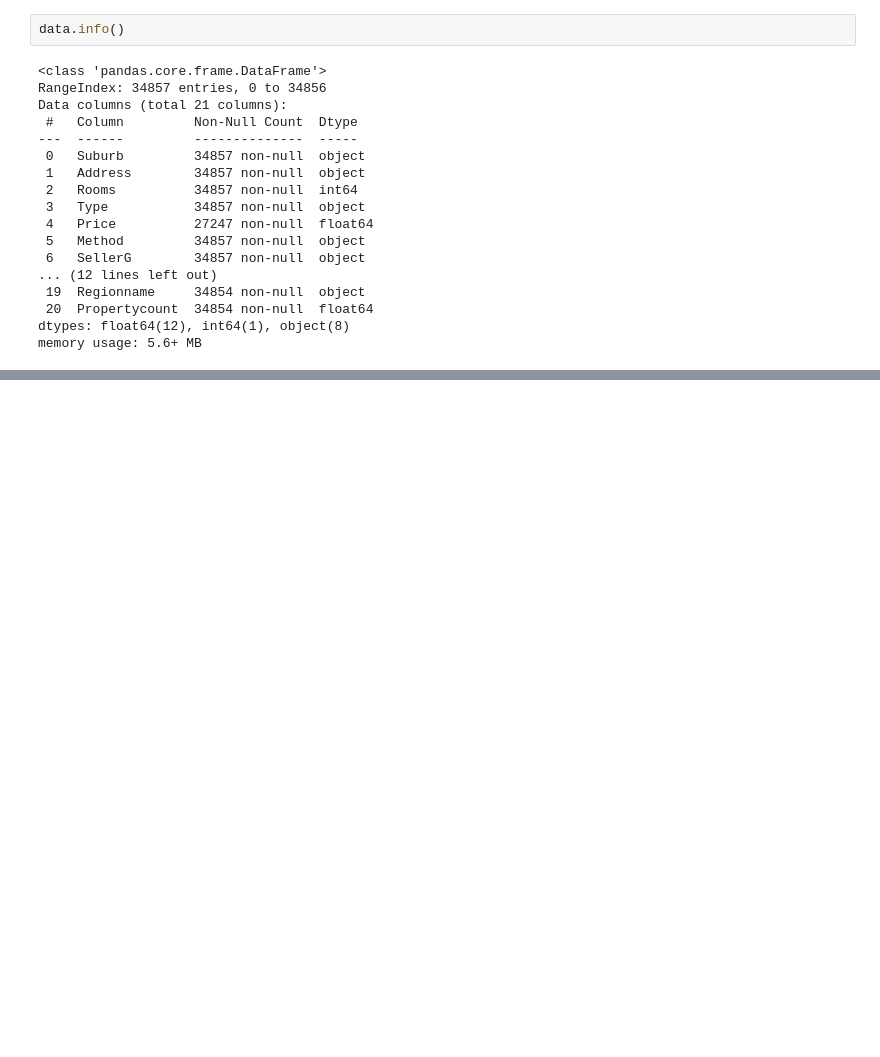
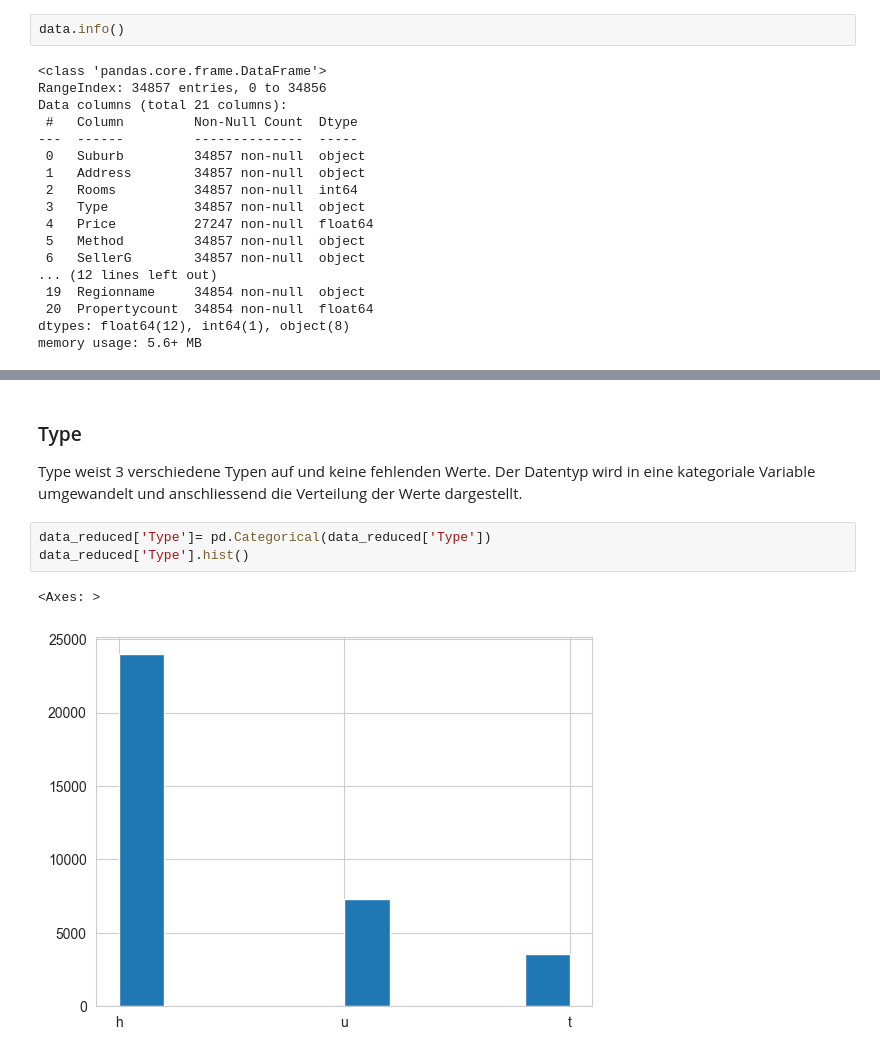
Before and after one commit to Tomcatreadytofly/MC_Immobilienpreise, a Jupyter notebook: MC_Immobilienpreise.ipynb, the cells around one changed output, grey strips where cells are left out. Drawn from its saved outputs; the diff is of its cells as text; blank space fills up the shorter version.

```diff
--- a/MC_Immobilienpreise.ipynb
+++ b/MC_Immobilienpreise.ipynb
@@ -95,0 +190,9 @@ memory usage: 5.6+ MB
+# %% [markdown]
+### Type
+Type weist 3 verschiedene Typen auf und keine fehlenden Werte. Der Datentyp wird in eine kategoriale Variable umgewandelt und anschliessend die Verteilung der Werte dargestellt.
+# %%
+data_reduced['Type']= pd.Categorical(data_reduced['Type'])
+data_reduced['Type'].hist()
+# %% [output]
+<Axes: >
+[figure, added]
```
Also changed, not shown: parts of 73 cells of this notebook, 2 other files.
